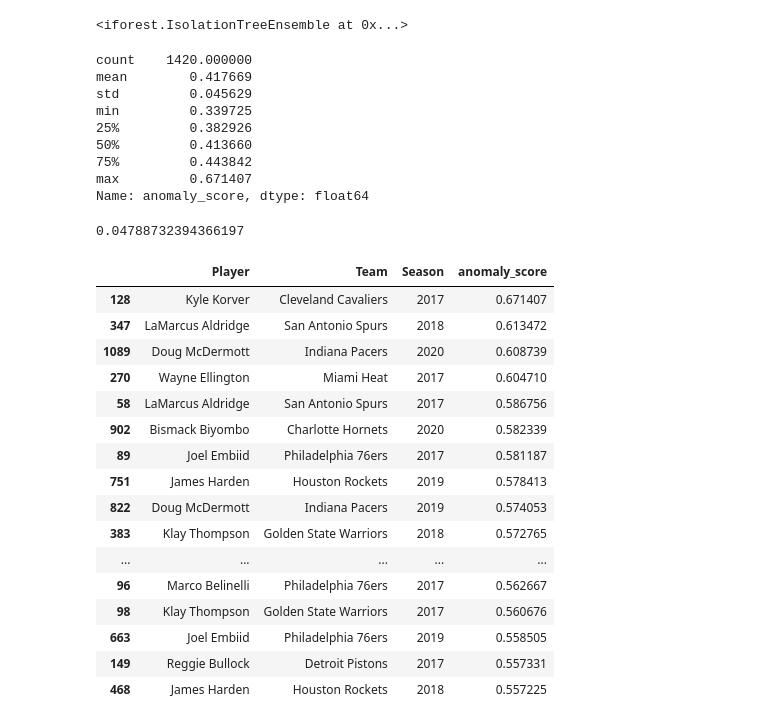
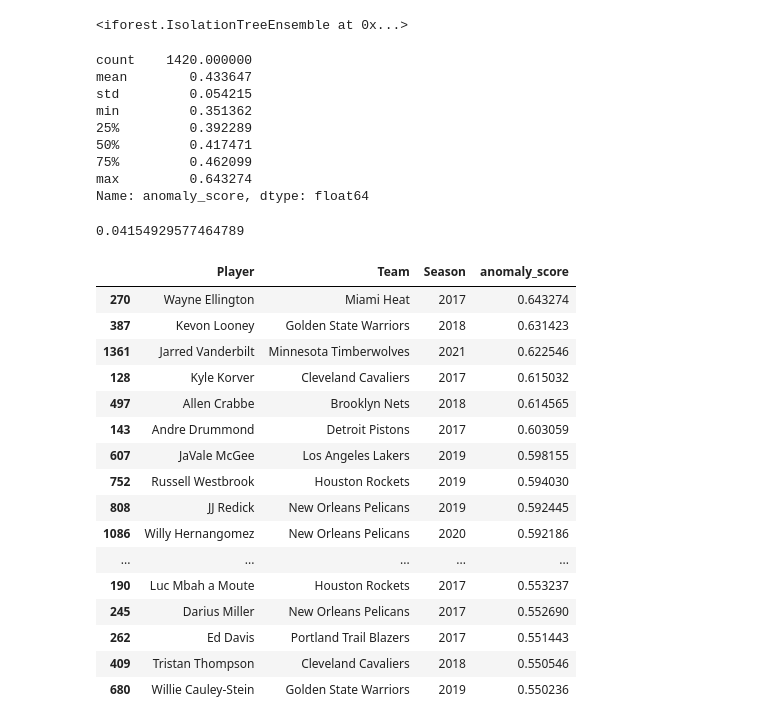
Before and after one commit to xulianrenzoku/synergy_clustering, a Jupyter notebook: nba_playtype_outlier_classification.ipynb, the cells around one changed output. Cells and saved outputs as stored; diff of their text form; code cells hidden in the pictures.

Commit message:
set sample_size=256

```diff
--- a/nba_playtype_outlier_classification.ipynb
+++ b/nba_playtype_outlier_classification.ipynb
@@ -218,7 +218,7 @@ from iforest import *
 # %%
 X = df[poss_weights_cols].values
 # %%
-model = IsolationTreeEnsemble(1420)
+model = IsolationTreeEnsemble(sample_size=256)
 model.fit(X)
 # %% [output]
 <iforest.IsolationTreeEnsemble at 0x...>
@@ -227,37 +227,37 @@ df['anomaly_score'] = model.anomaly_score(X)
 df['anomaly_score'].describe()
 # %% [output]
 count    1420.000000
-mean        0.417669
-std         0.045629
-min         0.339725
-25%         0.382926
-50%         0.413660
-75%         0.443842
-max         0.671407
+mean        0.433647
+std         0.054215
+min         0.351362
+25%         0.392289
+50%         0.417471
+75%         0.462099
+max         0.643274
 Name: anomaly_score, dtype: float64
 # %%
-df[df['anomaly_score'] > 0.5].shape[0] / df.shape[0]
+df[df['anomaly_score'] > 0.55].shape[0] / df.shape[0]
 # %% [output]
-0.04788732394366197
+0.04154929577464789
 # %%
 profile_cols = ['Player', 'Team', 'Season', 'anomaly_score']
-df[df['anomaly_score'] > 0.5][profile_cols].sort_values('anomaly_score', ascending=False)\
-                                           .head(20)
+score_cond_1 = df['anomaly_score'] > 0.55
+df[score_cond_1][profile_cols].sort_values('anomaly_score', ascending=False)
 # %% [output]
 |  | Player | Team | Season | anomaly_score |
-| 128 | Kyle Korver | Cleveland Cavaliers | 2017 | 0.671407 |
-| 347 | LaMarcus Aldridge | San Antonio Spurs | 2018 | 0.613472 |
-| 1089 | Doug McDermott | Indiana Pacers | 2020 | 0.608739 |
-| 270 | Wayne Ellington | Miami Heat | 2017 | 0.604710 |
-| 58 | LaMarcus Aldridge | San Antonio Spurs | 2017 | 0.586756 |
-| 902 | Bismack Biyombo | Charlotte Hornets | 2020 | 0.582339 |
-| 89 | Joel Embiid | Philadelphia 76ers | 2017 | 0.581187 |
-| 751 | James Harden | Houston Rockets | 2019 | 0.578413 |
-| 822 | Doug McDermott | Indiana Pacers | 2019 | 0.574053 |
-| 383 | Klay Thompson | Golden State Warriors | 2018 | 0.572765 |
+| 270 | Wayne Ellington | Miami Heat | 2017 | 0.643274 |
+| 387 | Kevon Looney | Golden State Warriors | 2018 | 0.631423 |
+| 1361 | Jarred Vanderbilt | Minnesota Timberwolves | 2021 | 0.622546 |
+| 128 | Kyle Korver | Cleveland Cavaliers | 2017 | 0.615032 |
+| 497 | Allen Crabbe | Brooklyn Nets | 2018 | 0.614565 |
+| 143 | Andre Drummond | Detroit Pistons | 2017 | 0.603059 |
+| 607 | JaVale McGee | Los Angeles Lakers | 2019 | 0.598155 |
+| 752 | Russell Westbrook | Houston Rockets | 2019 | 0.594030 |
+| 808 | JJ Redick | New Orleans Pelicans | 2019 | 0.592445 |
+| 1086 | Willy Hernangomez | New Orleans Pelicans | 2020 | 0.592186 |
 | ... | ... | ... | ... | ... |
-| 96 | Marco Belinelli | Philadelphia 76ers | 2017 | 0.562667 |
-| 98 | Klay Thompson | Golden State Warriors | 2017 | 0.560676 |
-| 663 | Joel Embiid | Philadelphia 76ers | 2019 | 0.558505 |
-| 149 | Reggie Bullock | Detroit Pistons | 2017 | 0.557331 |
-| 468 | James Harden | Houston Rockets | 2018 | 0.557225 |
+| 190 | Luc Mbah a Moute | Houston Rockets | 2017 | 0.553237 |
+| 245 | Darius Miller | New Orleans Pelicans | 2017 | 0.552690 |
+| 262 | Ed Davis | Portland Trail Blazers | 2017 | 0.551443 |
+| 409 | Tristan Thompson | Cleveland Cavaliers | 2018 | 0.550546 |
+| 680 | Willie Cauley-Stein | Golden State Warriors | 2019 | 0.550236 |
```
Also changed, not shown: parts of 1 cell of this notebook.
